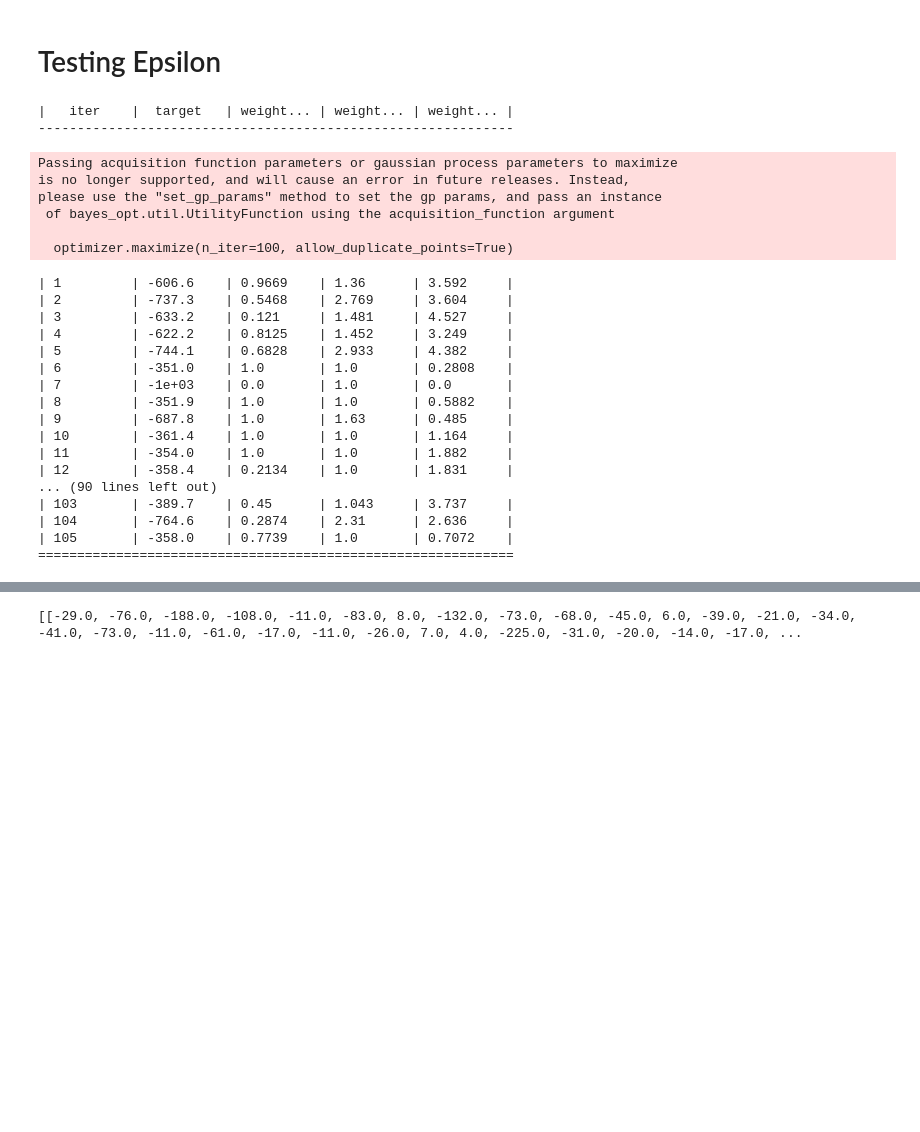
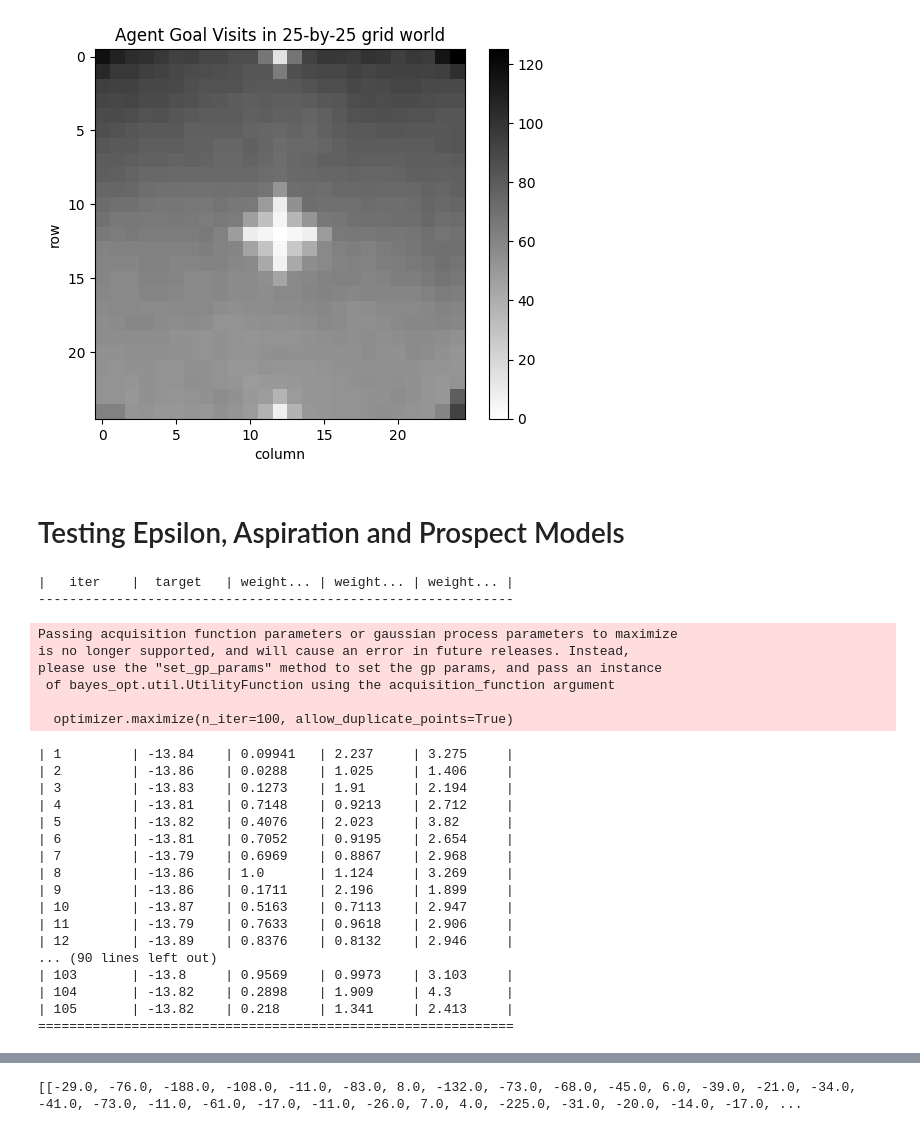
Before and after one commit to lucasjirwin/Intrinsically-motivated-Prospect-Theory-RL-agent, a Jupyter notebook: Thesis_Training_Reward_Functions.ipynb, the cells around one changed output, grey strips where cells are left out. Cells and saved outputs as stored; diff of their text form; code cells hidden in the pictures; blank space fills up the shorter version.

```diff
--- a/Thesis_Training_Reward_Functions.ipynb
+++ b/Thesis_Training_Reward_Functions.ipynb
@@ -196,5 +315,43 @@ def play(environment, agent, trials=500, max_steps_per_episode=1000, learn=False
+# %%
+import matplotlib.pyplot as plt
+import numpy as np
+
+# Generate the grid
+
+
+# Simulate the agent's visits over 500 trials and update the grid
+environment_3 = GridWorld()
+agent_3 = Q_Agent(environment_3,epsilon=0.1)
+_, grid = play(environment_3, agent_3, learn = True, trials=100)
+
+
+#
+# Create a color map that makes the cells darker as the value increases
+cmap = plt.get_cmap('binary')
+normalize = plt.Normalize(vmin=0, vmax=np.max(grid))
+
+# Create a figure and plot the grid as a heatmap
+fig, ax = plt.subplots()
+heatmap = ax.imshow(grid, cmap=cmap, norm=normalize)
+
+# Add a color bar to show the mapping of values to colors
+cbar = plt.colorbar(heatmap)
+
+# Set the tick labels to show the number of visits to each state
+# ax.set_xticklabels(range(1, 4))
+# ax.set_yticklabels(range(1, 12))
+
+# Set the axis labels and title
+ax.set_xlabel('column')
+ax.set_ylabel('row')
+ax.set_title('Agent Goal Visits in 25-by-25 grid world')
+
+# Show the plot
+plt.show()
+# %% [output]
+[figure, added]
 # %% [markdown]
-# Testing Epsilon
+# Testing Epsilon, Aspiration and Prospect Models
 # %%
 from bayes_opt import BayesianOptimization
 # %%
@@ -209,9 +368,9 @@ def optimize(weight_alpha, weight_beta, weight_lambda):
     return np.mean(reward_per_episode[200:])
 # %%
 hyperparameter_bounds = {
-    'weight_alpha': (0,1),
-    'weight_beta': (1,3),
-    'weight_lambda': (0,5)
+    'weight_alpha':(0,1),
+    'weight_beta': (0,3),
+    'weight_lambda': (1,5)
 }
 
 
@@ -232,22 +391,22 @@ please use the "set_gp_params" method to set the gp params, and pass an instance
  of bayes_opt.util.UtilityFunction using the acquisition_function argument
 
   optimizer.maximize(n_iter=100, allow_duplicate_points=True)
-| 1         | -606.6    | 0.9669    | 1.36      | 3.592     |
-| 2         | -737.3    | 0.5468    | 2.769     | 3.604     |
-| 3         | -633.2    | 0.121     | 1.481     | 4.527     |
-| 4         | -622.2    | 0.8125    | 1.452     | 3.249     |
-| 5         | -744.1    | 0.6828    | 2.933     | 4.382     |
-| 6         | -351.0    | 1.0       | 1.0       | 0.2808    |
-| 7         | -1e+03    | 0.0       | 1.0       | 0.0       |
-| 8         | -351.9    | 1.0       | 1.0       | 0.5882    |
-| 9         | -687.8    | 1.0       | 1.63      | 0.485     |
-| 10        | -361.4    | 1.0       | 1.0       | 1.164     |
-| 11        | -354.0    | 1.0       | 1.0       | 1.882     |
-| 12        | -358.4    | 0.2134    | 1.0       | 1.831     |
+| 1         | -13.84    | 0.09941   | 2.237     | 3.275     |
+| 2         | -13.86    | 0.0288    | 1.025     | 1.406     |
+| 3         | -13.83    | 0.1273    | 1.91      | 2.194     |
+| 4         | -13.81    | 0.7148    | 0.9213    | 2.712     |
+| 5         | -13.82    | 0.4076    | 2.023     | 3.82      |
+| 6         | -13.81    | 0.7052    | 0.9195    | 2.654     |
+| 7         | -13.79    | 0.6969    | 0.8867    | 2.968     |
+| 8         | -13.86    | 1.0       | 1.124     | 3.269     |
+| 9         | -13.86    | 0.1711    | 2.196     | 1.899     |
+| 10        | -13.87    | 0.5163    | 0.7113    | 2.947     |
+| 11        | -13.79    | 0.7633    | 0.9618    | 2.906     |
+| 12        | -13.89    | 0.8376    | 0.8132    | 2.946     |
 ... (90 lines left out)
-| 103       | -389.7    | 0.45      | 1.043     | 3.737     |
-| 104       | -764.6    | 0.2874    | 2.31      | 2.636     |
-| 105       | -358.0    | 0.7739    | 1.0       | 0.7072    |
+| 103       | -13.8     | 0.9569    | 0.9973    | 3.103     |
+| 104       | -13.82    | 0.2898    | 1.909     | 4.3       |
+| 105       | -13.82    | 0.218     | 1.341     | 2.413     |
 =============================================================
 # %%
 optimizer.max
```
Also changed, not shown: parts of 45 cells of this notebook.
